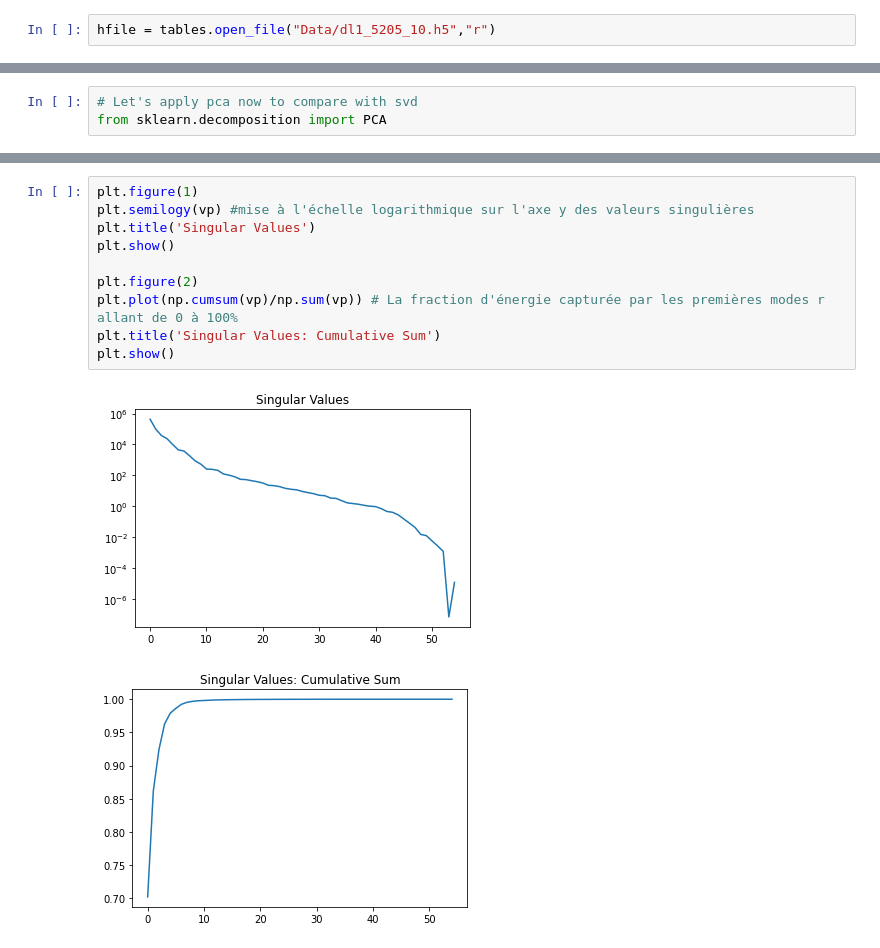
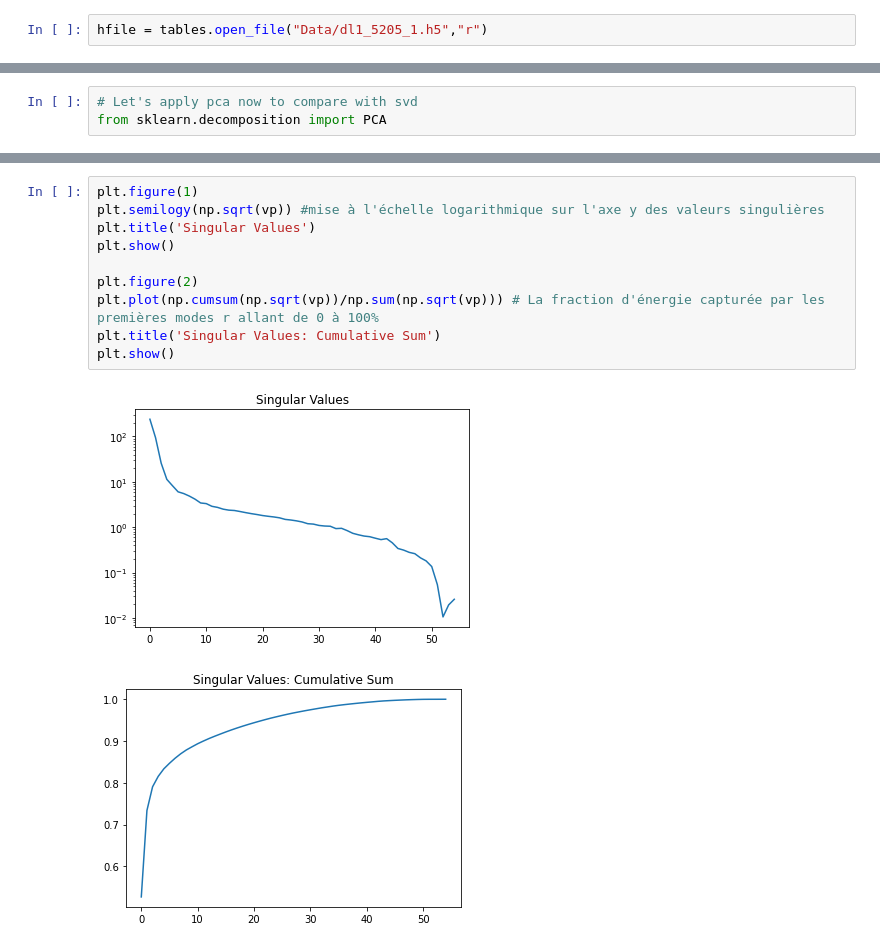
Before and after one commit to Khadimou/cta, a Jupyter notebook: base_test.ipynb, the cells around one changed output, grey strips where cells are left out. Cells and saved outputs as stored; diff of their text form.

```diff
--- a/base_test.ipynb
+++ b/base_test.ipynb
@@ -3,7 +3,7 @@ import tables
 import matplotlib.pyplot as plt
 import numpy as np
 # %%
-hfile = tables.open_file("Data/dl1_5205_10.h5","r")
+hfile = tables.open_file("Data/dl1_5205_1.h5","r")
 # %%
 hfile
 # %% [output]
@@ -132,13 +133,13 @@ plt.show()
 # %%
 plt.figure(1)
-plt.semilogy(vp) #mise à l'échelle logarithmique sur l'axe y des valeurs singulières
+plt.semilogy(np.sqrt(vp)) #mise à l'échelle logarithmique sur l'axe y des valeurs singulières
 plt.title('Singular Values')
 plt.show()
 
 plt.figure(2)
-plt.plot(np.cumsum(vp)/np.sum(vp)) # La fraction d'énergie capturée par les premières modes r allant de 0 à 100%
+plt.plot(np.cumsum(np.sqrt(vp))/np.sum(np.sqrt(vp))) # La fraction d'énergie capturée par les premières modes r allant de 0 à 100%
 plt.title('Singular Values: Cumulative Sum')
 plt.show()
 # %% [output]
-[figure, old version]
+[figure, new version]
-[figure, old version]
+[figure, new version]
```
Also changed, not shown: parts of 8 cells of this notebook, 9 other files.
